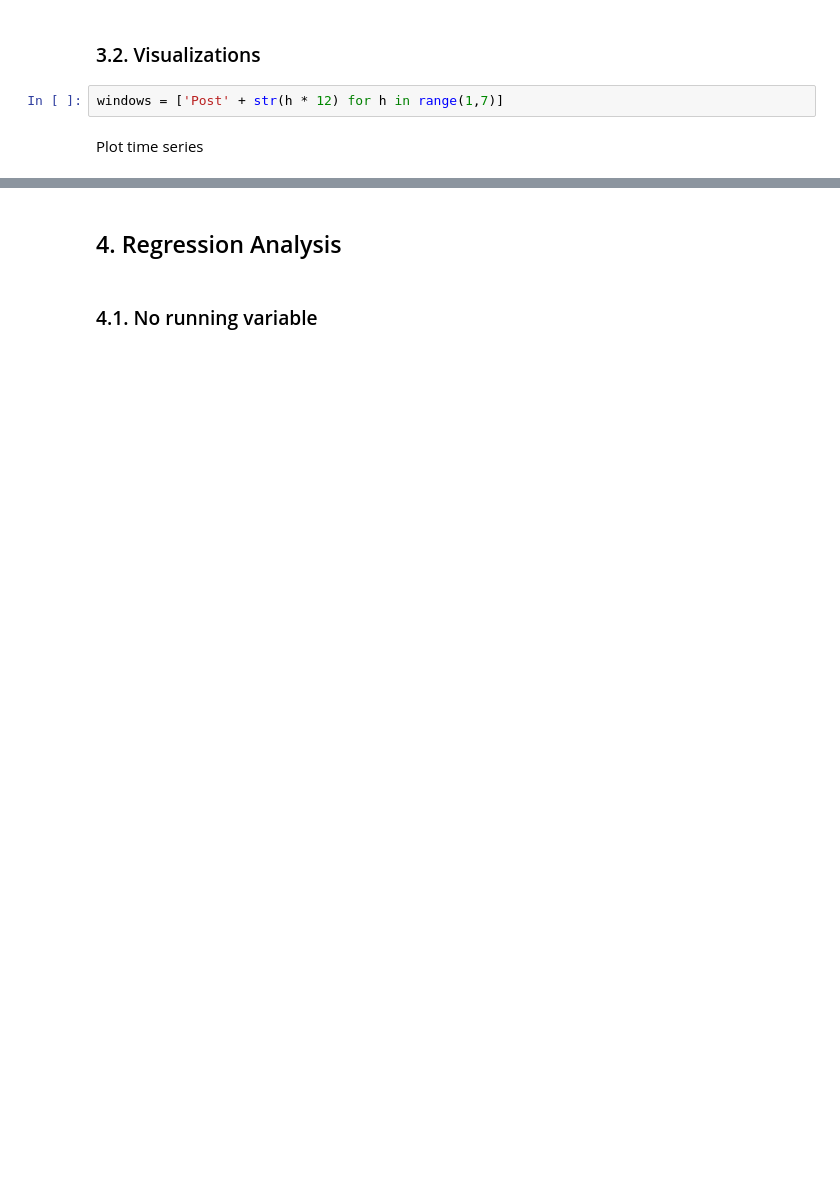
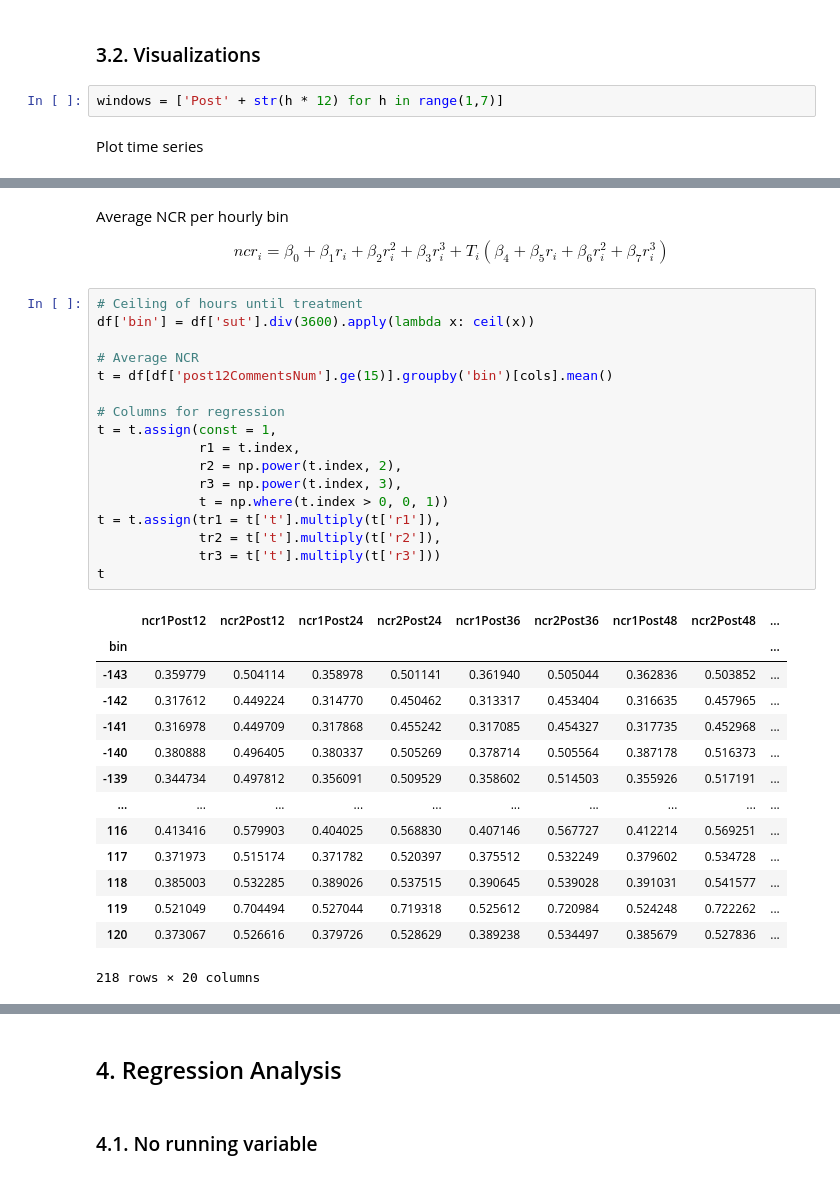
Before and after one commit to ArturoSbr/youtube-dislike-count, a Jupyter notebook: cod/02_analysis/01_EDA.ipynb, the cells around one changed output, grey strips where cells are left out. Drawn from its saved outputs; the diff is of its cells as text; blank space fills up the shorter version.

```diff
--- a/cod/02_analysis/01_EDA.ipynb
+++ b/cod/02_analysis/01_EDA.ipynb
@@ -248,0 +277,36 @@ plt.show()
+# %% [markdown]
+Average NCR per hourly bin
+
+$$ncr_i = \beta_0 + \beta_1 r_i + \beta_2 r_i^2 + \beta_3 r_i^3 + T_i(\beta_4 + \beta_5 r_i + \beta_6 r_i^2 + \beta_7 r_i^3)$$
+# %%
+# Ceiling of hours until treatment
+df['bin'] = df['sut'].div(3600).apply(lambda x: ceil(x))
+
+# Average NCR
+t = df[df['post12CommentsNum'].ge(15)].groupby('bin')[cols].mean()
+
+# Columns for regression
+t = t.assign(const = 1,
+             r1 = t.index,
+             r2 = np.power(t.index, 2),
+             r3 = np.power(t.index, 3),
+             t = np.where(t.index > 0, 0, 1))
+t = t.assign(tr1 = t['t'].multiply(t['r1']),
+             tr2 = t['t'].multiply(t['r2']),
+             tr3 = t['t'].multiply(t['r3']))
+t
+# %% [output]
+|  | ncr1Post12 | ncr2Post12 | ncr1Post24 | ncr2Post24 | ncr1Post36 | ncr2Post36 | ncr1Post48 | ncr2Post48 | ... |
+| bin |  |  |  |  |  |  |  |  | ... |
+| -143 | 0.359779 | 0.504114 | 0.358978 | 0.501141 | 0.361940 | 0.505044 | 0.362836 | 0.503852 | ... |
+| -142 | 0.317612 | 0.449224 | 0.314770 | 0.450462 | 0.313317 | 0.453404 | 0.316635 | 0.457965 | ... |
+| -141 | 0.316978 | 0.449709 | 0.317868 | 0.455242 | 0.317085 | 0.454327 | 0.317735 | 0.452968 | ... |
+| -140 | 0.380888 | 0.496405 | 0.380337 | 0.505269 | 0.378714 | 0.505564 | 0.387178 | 0.516373 | ... |
+| -139 | 0.344734 | 0.497812 | 0.356091 | 0.509529 | 0.358602 | 0.514503 | 0.355926 | 0.517191 | ... |
+| ... | ... | ... | ... | ... | ... | ... | ... | ... | ... |
+| 116 | 0.413416 | 0.579903 | 0.404025 | 0.568830 | 0.407146 | 0.567727 | 0.412214 | 0.569251 | ... |
+| 117 | 0.371973 | 0.515174 | 0.371782 | 0.520397 | 0.375512 | 0.532249 | 0.379602 | 0.534728 | ... |
+| 118 | 0.385003 | 0.532285 | 0.389026 | 0.537515 | 0.390645 | 0.539028 | 0.391031 | 0.541577 | ... |
+| 119 | 0.521049 | 0.704494 | 0.527044 | 0.719318 | 0.525612 | 0.720984 | 0.524248 | 0.722262 | ... |
+| 120 | 0.373067 | 0.526616 | 0.379726 | 0.528629 | 0.389238 | 0.534497 | 0.385679 | 0.527836 | ... |
+218 rows × 20 columns
```
Also changed, not shown: parts of 20 cells of this notebook.
